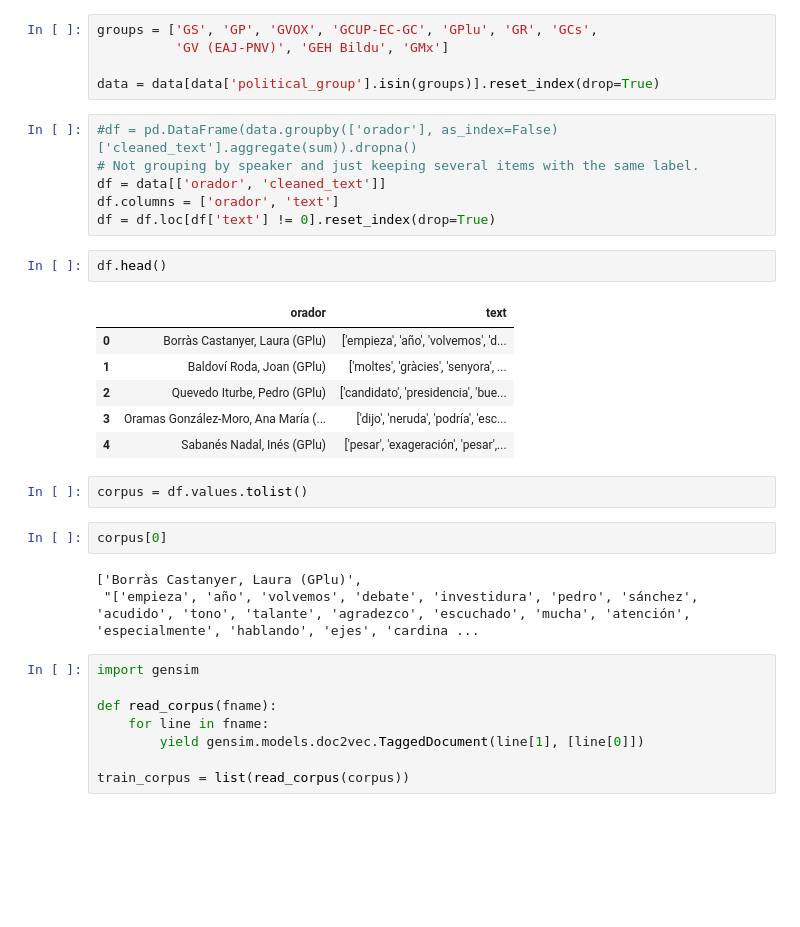
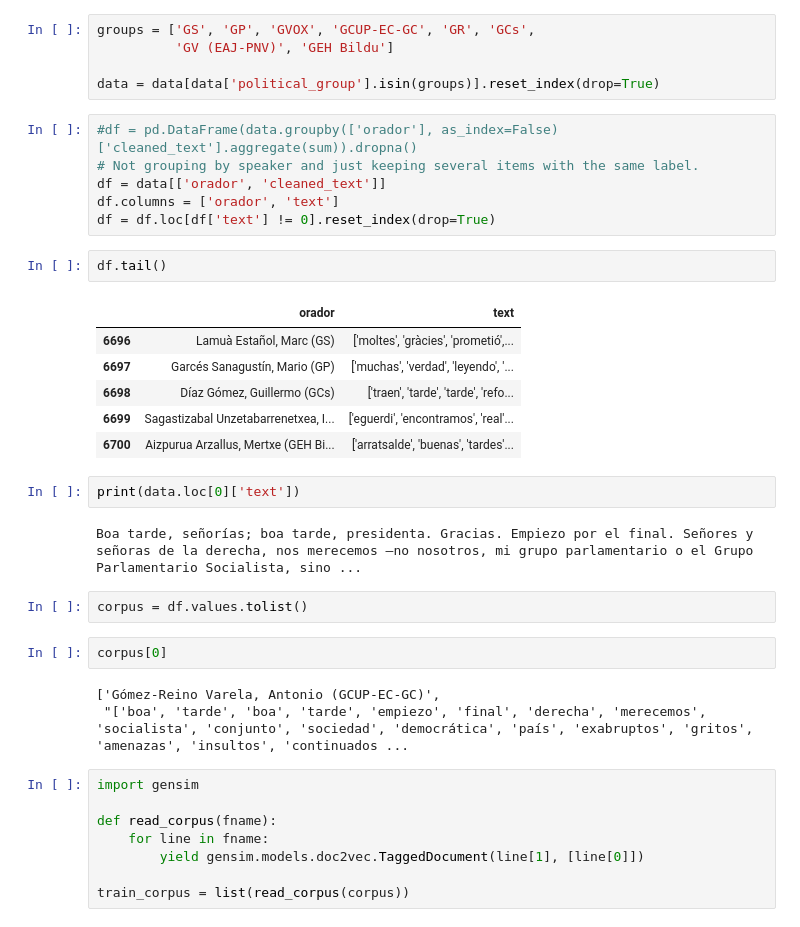
Before and after one commit to dibuja/polarisation-nlp, a Jupyter notebook: notebooks/doc2vec.ipynb, the cells around one changed output. Cells and saved outputs as stored; diff of their text form; blank space fills up the shorter version.

```diff
--- a/notebooks/doc2vec.ipynb
+++ b/notebooks/doc2vec.ipynb
@@ -22,8 +22,8 @@ data.head()
 | 3 | 3 | XIV | 2020-01-04 | Propuesta de candidato a la Presi... | 080/000001/0000 | S.M. El Rey Don Felipe VI | Pleno | ... |
 | 4 | 4 | XIV | 2020-01-04 | Propuesta de candidato a la Presi... | 080/000001/0000 | S.M. El Rey Don Felipe VI | Pleno | ... |
 # %%
-groups = ['GS', 'GP', 'GVOX', 'GCUP-EC-GC', 'GPlu', 'GR', 'GCs',
-          'GV (EAJ-PNV)', 'GEH Bildu', 'GMx']
+groups = ['GS', 'GP', 'GVOX', 'GCUP-EC-GC', 'GR', 'GCs',
+          'GV (EAJ-PNV)', 'GEH Bildu']
 
 data = data[data['political_group'].isin(groups)].reset_index(drop=True)
 # %%
@@ -33,21 +33,25 @@ df = data[['orador', 'cleaned_text']]
 df.columns = ['orador', 'text']
 df = df.loc[df['text'] != 0].reset_index(drop=True)
 # %%
-df.head()
+df.tail()
 # %% [output]
 |  | orador | text |
-| 0 | Borràs Castanyer, Laura (GPlu) | ['empieza', 'año', 'volvemos', 'd... |
-| 1 | Baldoví Roda, Joan (GPlu) | ['moltes', 'gràcies', 'senyora', ... |
-| 2 | Quevedo Iturbe, Pedro (GPlu) | ['candidato', 'presidencia', 'bue... |
-| 3 | Oramas González-Moro, Ana María (... | ['dijo', 'neruda', 'podría', 'esc... |
-| 4 | Sabanés Nadal, Inés (GPlu) | ['pesar', 'exageración', 'pesar',... |
+| 6696 | Lamuà Estañol, Marc (GS) | ['moltes', 'gràcies', 'prometió',... |
+| 6697 | Garcés Sanagustín, Mario (GP) | ['muchas', 'verdad', 'leyendo', '... |
+| 6698 | Díaz Gómez, Guillermo (GCs) | ['traen', 'tarde', 'tarde', 'refo... |
+| 6699 | Sagastizabal Unzetabarrenetxea, I... | ['eguerdi', 'encontramos', 'real'... |
+| 6700 | Aizpurua Arzallus, Mertxe (GEH Bi... | ['arratsalde', 'buenas', 'tardes'... |
+# %%
+print(data.loc[0]['text'])
+# %% [output]
+Boa tarde, señorías; boa tarde, presidenta. Gracias. Empiezo por el final. Señores y señoras de la derecha, nos merecemos —no nosotros, mi grupo parlamentario o el Grupo Parlamentario Socialista, sino ...
 # %%
 corpus = df.values.tolist()
 # %%
 corpus[0]
 # %% [output]
-['Borràs Castanyer, Laura (GPlu)',
- "['empieza', 'año', 'volvemos', 'debate', 'investidura', 'pedro', 'sánchez', 'acudido', 'tono', 'talante', 'agradezco', 'escuchado', 'mucha', 'atención', 'especialmente', 'hablando', 'ejes', 'cardina ...
+['Gómez-Reino Varela, Antonio (GCUP-EC-GC)',
+ "['boa', 'tarde', 'boa', 'tarde', 'empiezo', 'final', 'derecha', 'merecemos', 'socialista', 'conjunto', 'sociedad', 'democrática', 'país', 'exabruptos', 'gritos', 'amenazas', 'insultos', 'continuados ...
 # %%
 import gensim
 
```
Also changed, not shown: parts of 14 cells of this notebook, 2 other files.
